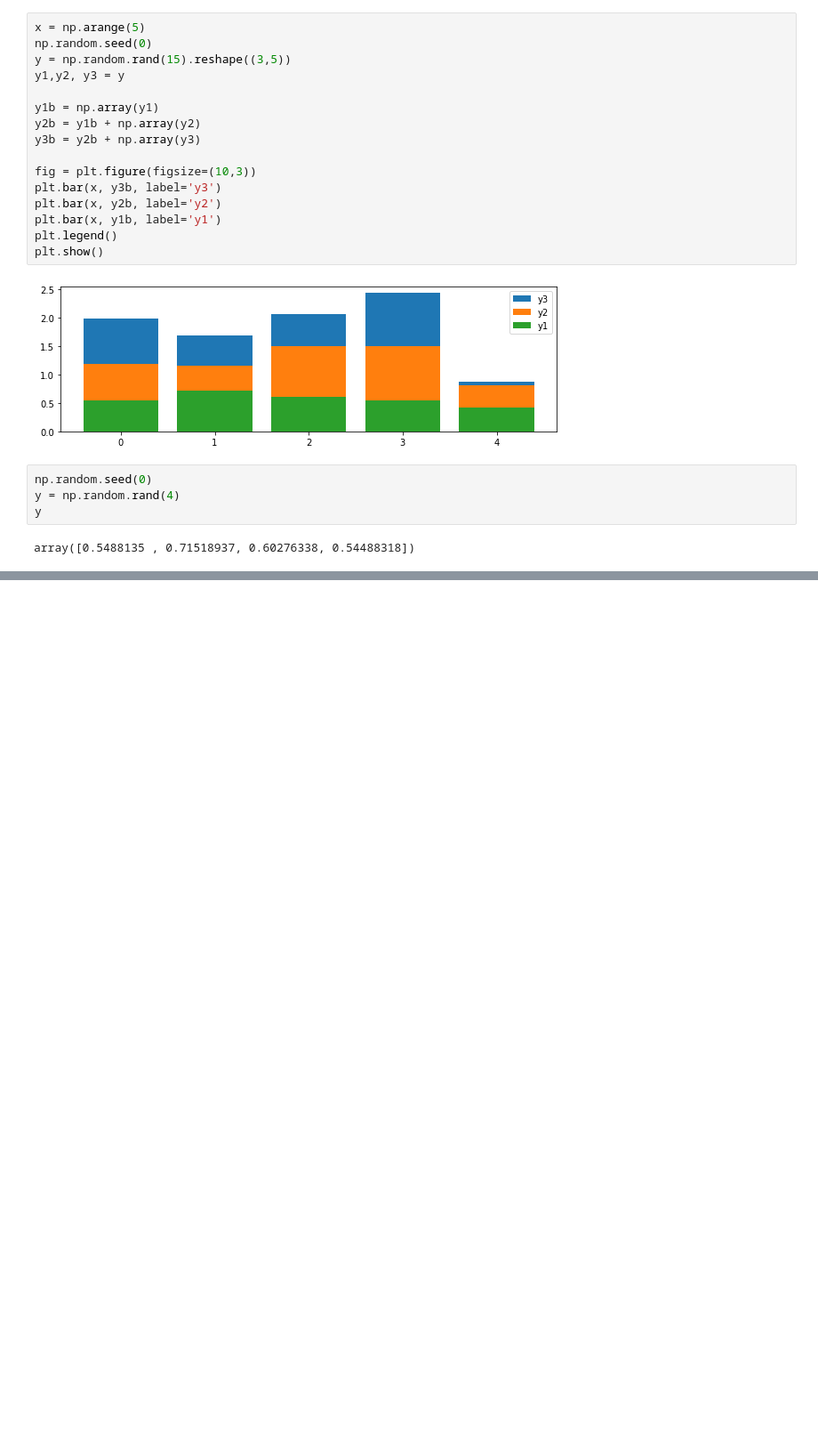
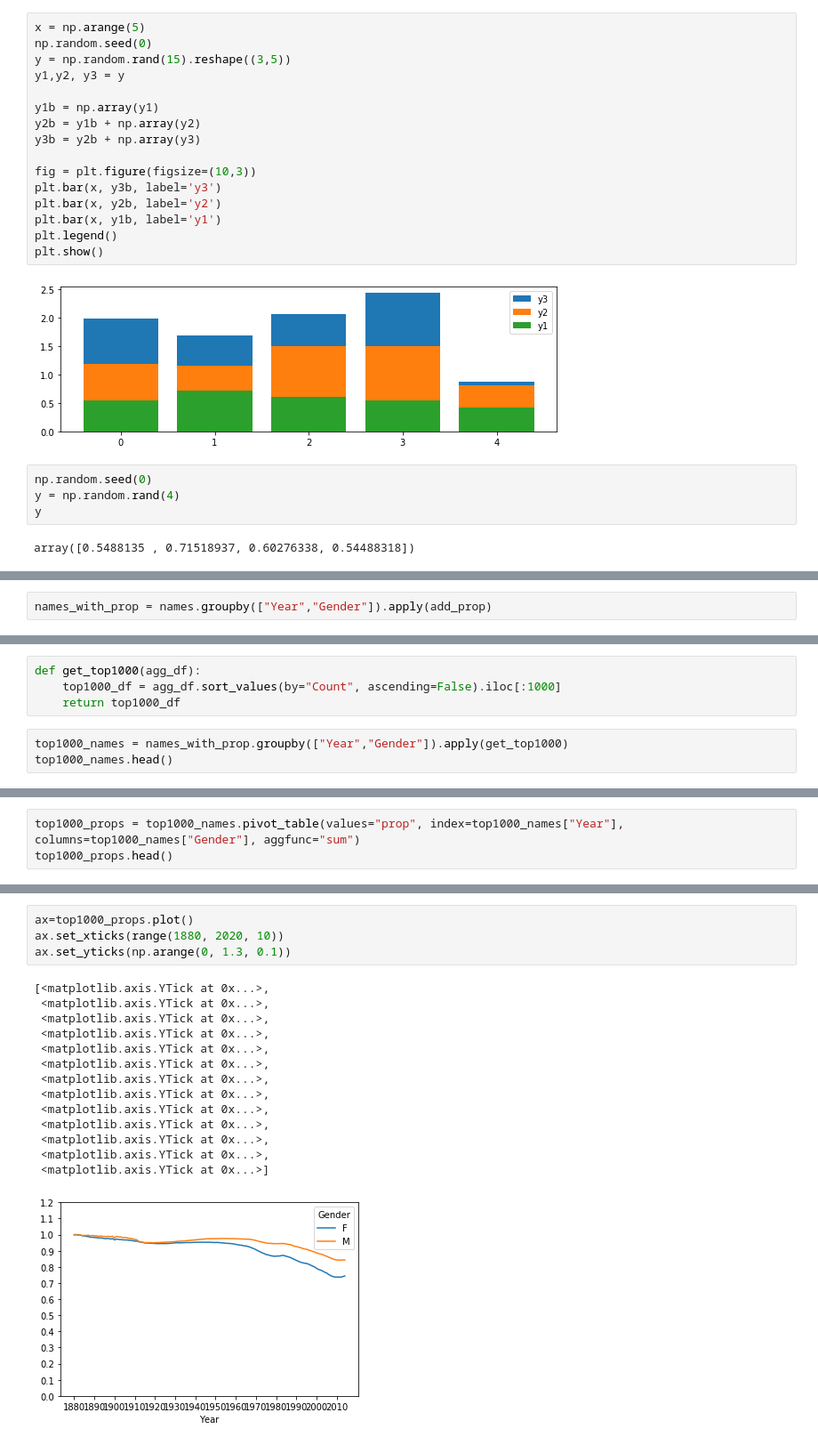
Before and after one commit to friendly-blackdog/To_FullStack, a Jupyter notebook: lecture/데청캠_동국대/수업/처리:분석/18/Untitled.ipynb, the cells around one changed output, grey strips where cells are left out. Shown at 89% size. Drawn from its saved outputs; the diff is of its cells as text; blank space fills up the shorter version.

```diff
--- a/lecture/데청캠_동국대/수업/처리:분석/18/Untitled.ipynb
+++ b/lecture/데청캠_동국대/수업/처리:분석/18/Untitled.ipynb
@@ -87,0 +396,2 @@ array([0.5488135 , 0.71518937, 0.60276338, 0.54488318])
+# %%
+names_with_prop = names.groupby(["Year","Gender"]).apply(add_prop)
@@ -87,0 +432,7 @@ array([0.5488135 , 0.71518937, 0.60276338, 0.54488318])
+# %%
+def get_top1000(agg_df):
+    top1000_df = agg_df.sort_values(by="Count", ascending=False).iloc[:1000]
+    return top1000_df
+# %%
+top1000_names = names_with_prop.groupby(["Year","Gender"]).apply(get_top1000)
+top1000_names.head()
@@ -87,0 +456,3 @@ array([0.5488135 , 0.71518937, 0.60276338, 0.54488318])
+# %%
+top1000_props = top1000_names.pivot_table(values="prop", index=top1000_names["Year"], columns=top1000_names["Gender"], aggfunc="sum")
+top1000_props.head()
@@ -87,0 +467,19 @@ array([0.5488135 , 0.71518937, 0.60276338, 0.54488318])
+# %%
+ax=top1000_props.plot()
+ax.set_xticks(range(1880, 2020, 10))
+ax.set_yticks(np.arange(0, 1.3, 0.1))
+# %% [output]
+[<matplotlib.axis.YTick at 0x...>,
+ <matplotlib.axis.YTick at 0x...>,
+ <matplotlib.axis.YTick at 0x...>,
+ <matplotlib.axis.YTick at 0x...>,
+ <matplotlib.axis.YTick at 0x...>,
+ <matplotlib.axis.YTick at 0x...>,
+ <matplotlib.axis.YTick at 0x...>,
+ <matplotlib.axis.YTick at 0x...>,
+ <matplotlib.axis.YTick at 0x...>,
+ <matplotlib.axis.YTick at 0x...>,
+ <matplotlib.axis.YTick at 0x...>,
+ <matplotlib.axis.YTick at 0x...>,
+ <matplotlib.axis.YTick at 0x...>]
+[figure, added]
```
Also changed, not shown: parts of 79 cells of this notebook, 1 other file.
